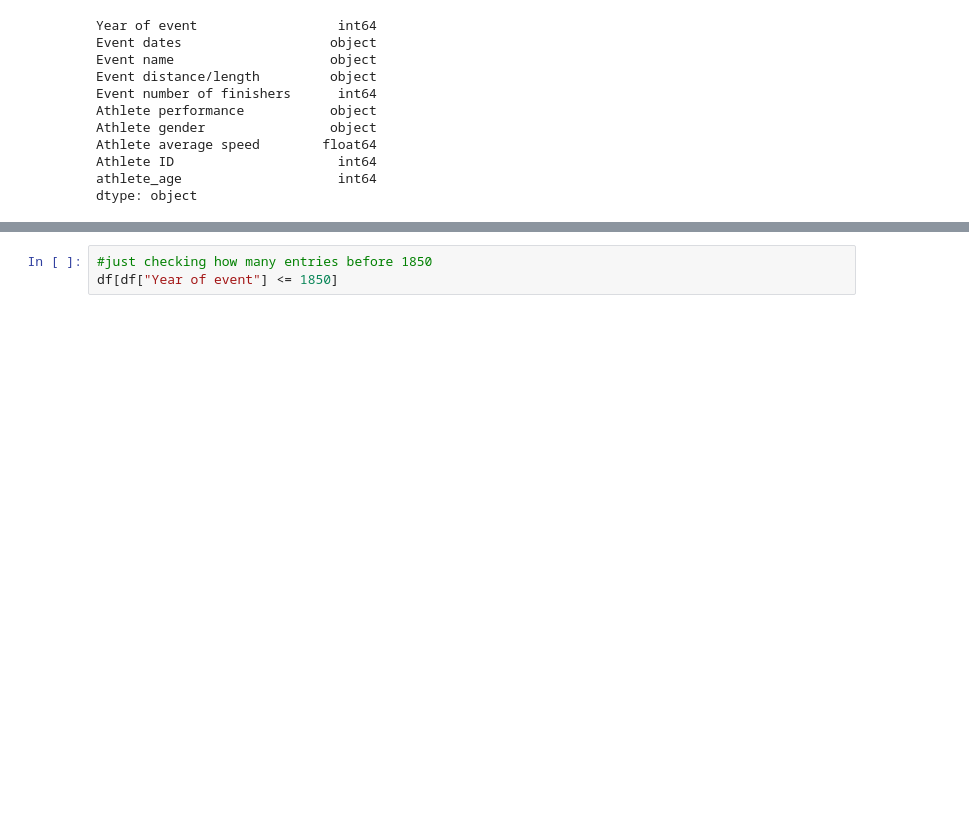
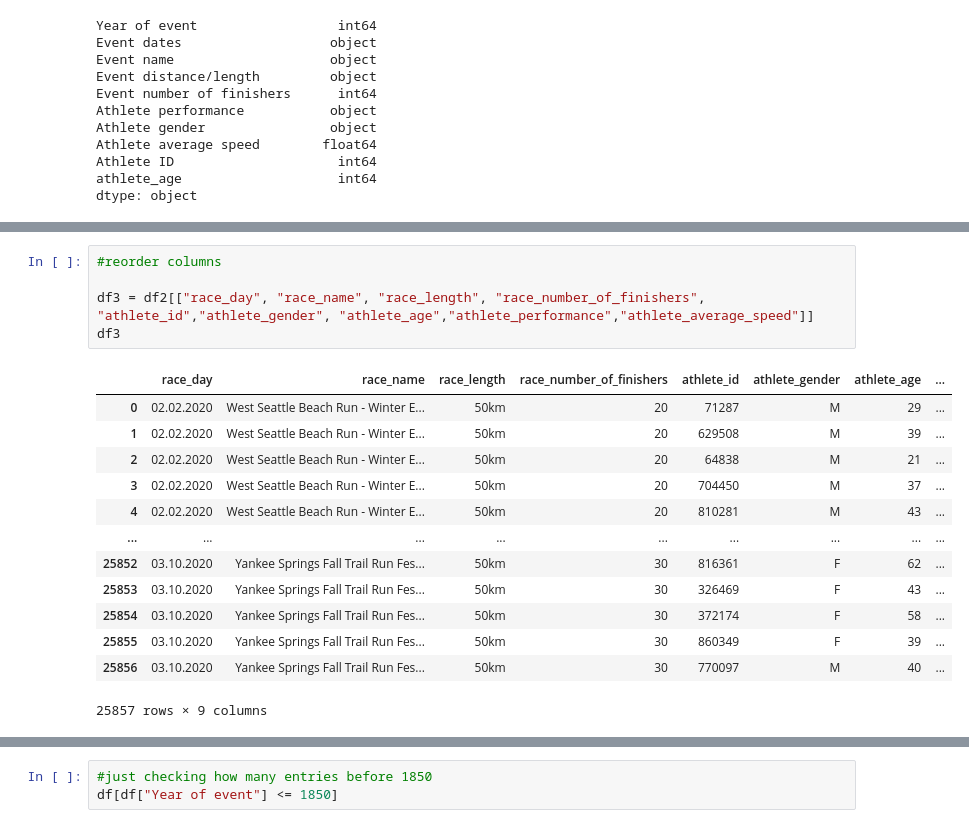
Before and after one commit to corpsedust/Python_Stuff, a Jupyter notebook: EDA_Project_1.ipynb, the cells around one changed output, grey strips where cells are left out. Cells and saved outputs as stored; diff of their text form; blank space fills up the shorter version.

```diff
--- a/EDA_Project_1.ipynb
+++ b/EDA_Project_1.ipynb
@@ -516,0 +574,19 @@ dtype: object
+# %%
+#reorder columns
+
+df3 = df2[["race_day", "race_name", "race_length", "race_number_of_finishers", "athlete_id","athlete_gender", "athlete_age","athlete_performance","athlete_average_speed"]]
+df3
+# %% [output]
+|  | race_day | race_name | race_length | race_number_of_finishers | athlete_id | athlete_gender | athlete_age | ... |
+| 0 | 02.02.2020 | West Seattle Beach Run - Winter E... | 50km | 20 | 71287 | M | 29 | ... |
+| 1 | 02.02.2020 | West Seattle Beach Run - Winter E... | 50km | 20 | 629508 | M | 39 | ... |
+| 2 | 02.02.2020 | West Seattle Beach Run - Winter E... | 50km | 20 | 64838 | M | 21 | ... |
+| 3 | 02.02.2020 | West Seattle Beach Run - Winter E... | 50km | 20 | 704450 | M | 37 | ... |
+| 4 | 02.02.2020 | West Seattle Beach Run - Winter E... | 50km | 20 | 810281 | M | 43 | ... |
+| ... | ... | ... | ... | ... | ... | ... | ... | ... |
+| 25852 | 03.10.2020 | Yankee Springs Fall Trail Run Fes... | 50km | 30 | 816361 | F | 62 | ... |
+| 25853 | 03.10.2020 | Yankee Springs Fall Trail Run Fes... | 50km | 30 | 326469 | F | 43 | ... |
+| 25854 | 03.10.2020 | Yankee Springs Fall Trail Run Fes... | 50km | 30 | 372174 | F | 58 | ... |
+| 25855 | 03.10.2020 | Yankee Springs Fall Trail Run Fes... | 50km | 30 | 860349 | F | 39 | ... |
+| 25856 | 03.10.2020 | Yankee Springs Fall Trail Run Fes... | 50km | 30 | 770097 | M | 40 | ... |
+25857 rows × 9 columns
```
Also changed, not shown: parts of 9 cells of this notebook.
